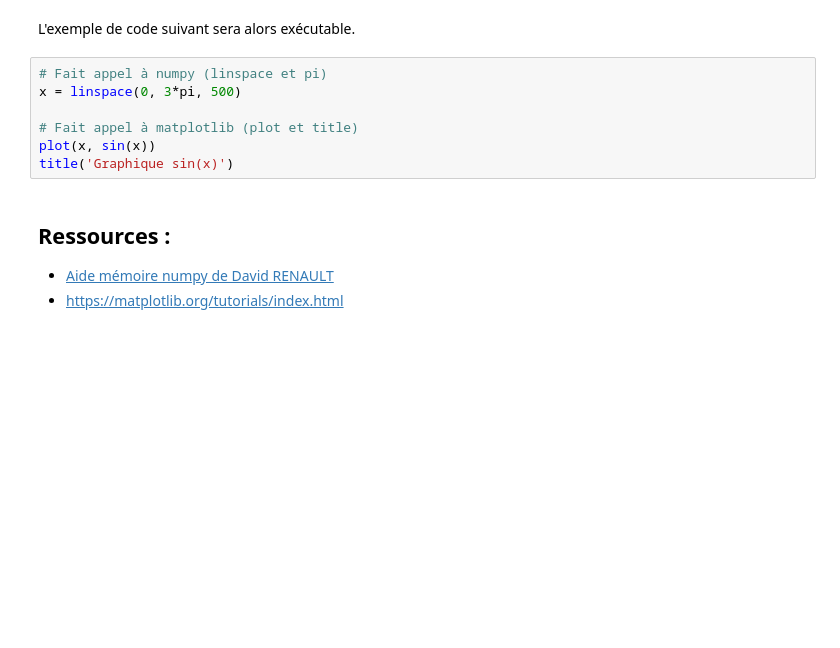
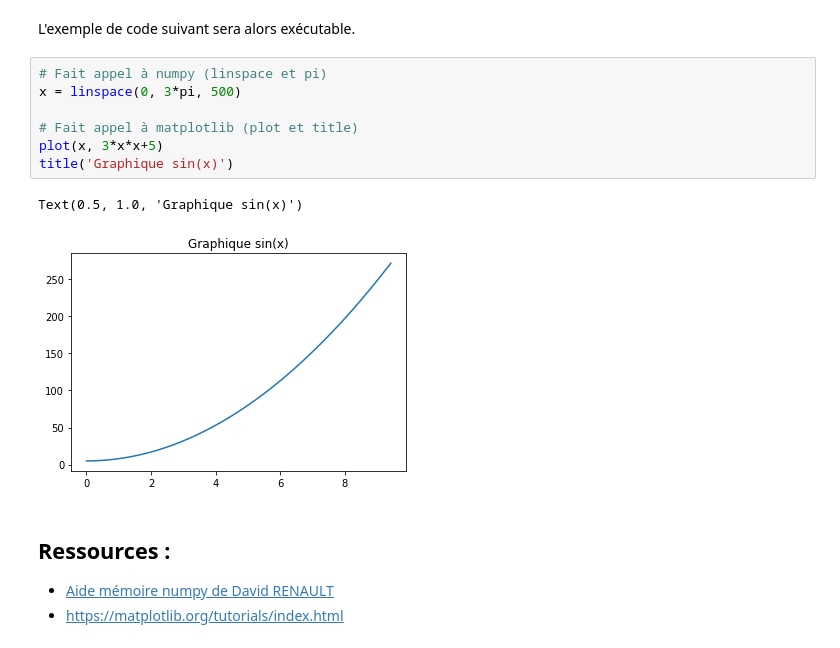
Before and after one commit to ericECmorlaix/mesBN, a Jupyter notebook: Arithmetique-Le_BN_pour_calculer.ipynb, the cells around one changed output. Saved outputs shown, nothing was run; the diff lists cells and outputs as text; blank space fills up the shorter version.

```diff
--- a/Arithmetique-Le_BN_pour_calculer.ipynb
+++ b/Arithmetique-Le_BN_pour_calculer.ipynb
@@ -105,10 +109,13 @@ L'exemple de code suivant sera alors exécutable.
 # %%
 # Fait appel à numpy (linspace et pi)
 x = linspace(0, 3*pi, 500)
 
 # Fait appel à matplotlib (plot et title)
-plot(x, sin(x))
+plot(x, 3*x*x+5)
 title('Graphique sin(x)')
+# %% [output]
+Text(0.5, 1.0, 'Graphique sin(x)')
+[figure, added]
 # %% [markdown]
 ## Ressources :
 * [Aide mémoire numpy de David RENAULT](http://www.labri.fr/perso/renault/working/teaching/algonum/sheet.php)
```
Also changed, not shown: parts of 2 cells of this notebook, 34 other files.
